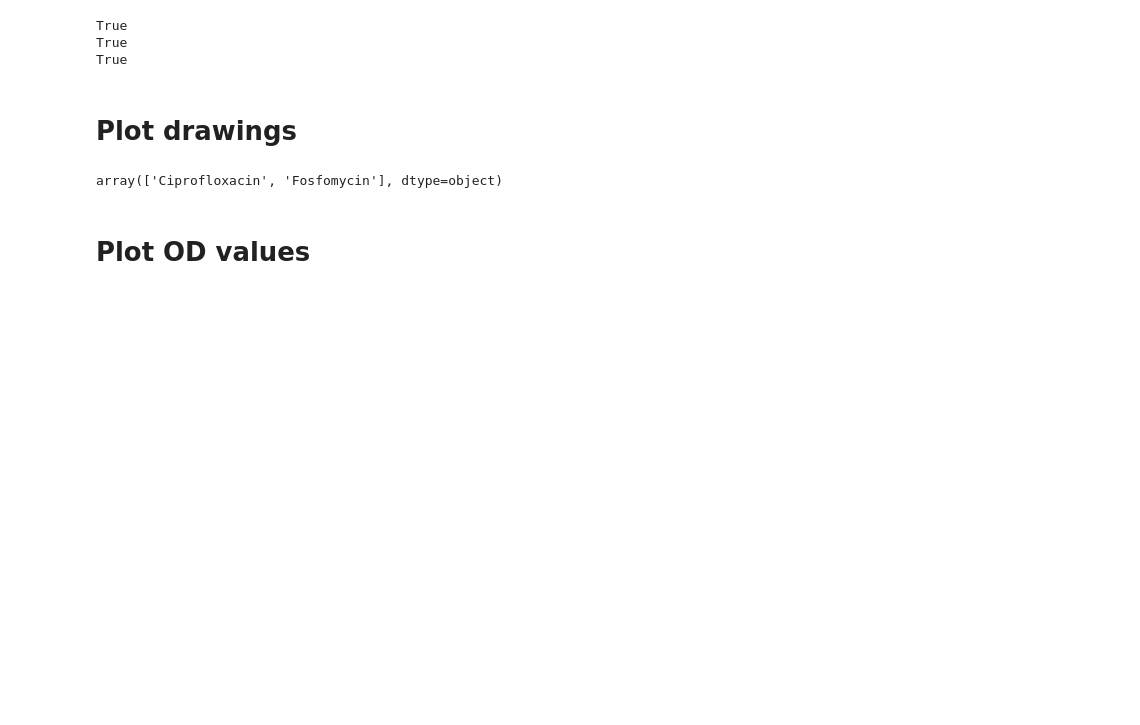
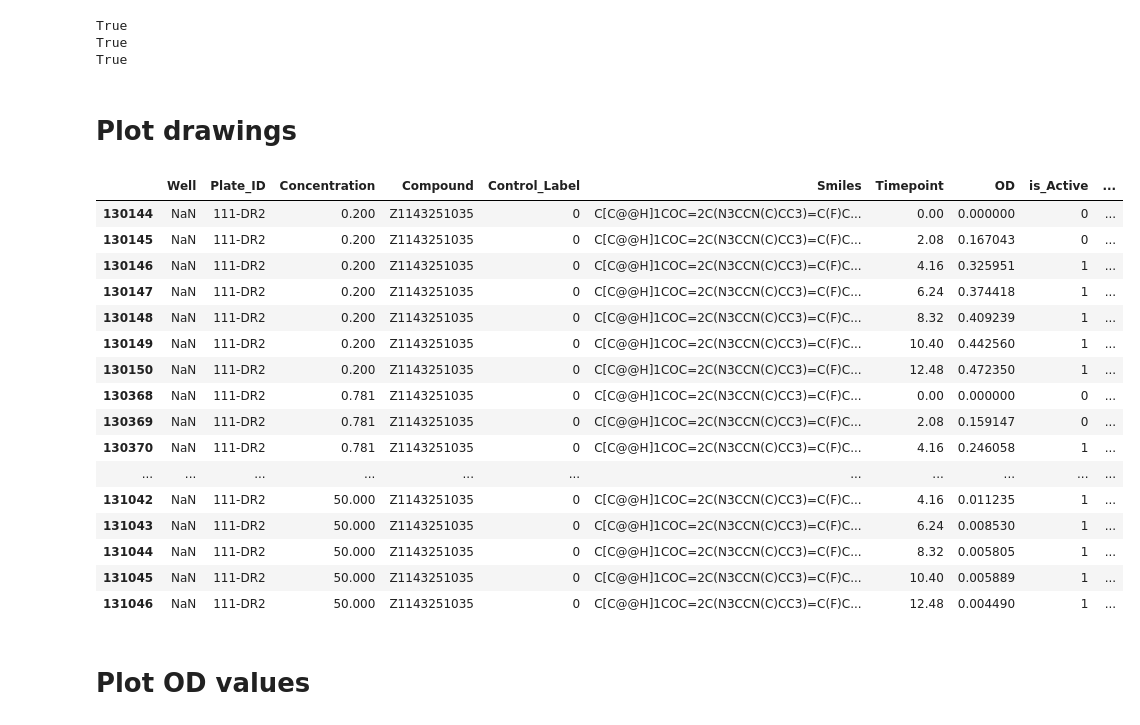
Before and after one commit to ethankreuzer/GrowthNet, a Jupyter notebook: scripts/investigate_smiles.ipynb, the cells around one changed output. Drawn from its saved outputs; the diff is of its cells as text; code cells hidden in the pictures; blank space fills up the shorter version.

```diff
--- a/scripts/investigate_smiles.ipynb
+++ b/scripts/investigate_smiles.ipynb
@@ -351,9 +335,25 @@ draw_collision_groups(
     max_filename_chars=220,
 )
 # %%
-df_well[df_well["Control_Label"] == 1]['Compound'].unique()
+df_well[df_well["Compound"] == "Z1143251035"]
 # %% [output]
-array(['Ciprofloxacin', 'Fosfomycin'], dtype=object)
+|  | Well | Plate_ID | Concentration | Compound | Control_Label | Smiles | Timepoint | OD | is_Active | ... |
+| 130144 | NaN | 111-DR2 | 0.200 | Z1143251035 | 0 | C[C@@H]1COC=2C(N3CCN(C)CC3)=C(F)C... | 0.00 | 0.000000 | 0 | ... |
+| 130145 | NaN | 111-DR2 | 0.200 | Z1143251035 | 0 | C[C@@H]1COC=2C(N3CCN(C)CC3)=C(F)C... | 2.08 | 0.167043 | 0 | ... |
+| 130146 | NaN | 111-DR2 | 0.200 | Z1143251035 | 0 | C[C@@H]1COC=2C(N3CCN(C)CC3)=C(F)C... | 4.16 | 0.325951 | 1 | ... |
+| 130147 | NaN | 111-DR2 | 0.200 | Z1143251035 | 0 | C[C@@H]1COC=2C(N3CCN(C)CC3)=C(F)C... | 6.24 | 0.374418 | 1 | ... |
+| 130148 | NaN | 111-DR2 | 0.200 | Z1143251035 | 0 | C[C@@H]1COC=2C(N3CCN(C)CC3)=C(F)C... | 8.32 | 0.409239 | 1 | ... |
+| 130149 | NaN | 111-DR2 | 0.200 | Z1143251035 | 0 | C[C@@H]1COC=2C(N3CCN(C)CC3)=C(F)C... | 10.40 | 0.442560 | 1 | ... |
+| 130150 | NaN | 111-DR2 | 0.200 | Z1143251035 | 0 | C[C@@H]1COC=2C(N3CCN(C)CC3)=C(F)C... | 12.48 | 0.472350 | 1 | ... |
+| 130368 | NaN | 111-DR2 | 0.781 | Z1143251035 | 0 | C[C@@H]1COC=2C(N3CCN(C)CC3)=C(F)C... | 0.00 | 0.000000 | 0 | ... |
+| 130369 | NaN | 111-DR2 | 0.781 | Z1143251035 | 0 | C[C@@H]1COC=2C(N3CCN(C)CC3)=C(F)C... | 2.08 | 0.159147 | 0 | ... |
+| 130370 | NaN | 111-DR2 | 0.781 | Z1143251035 | 0 | C[C@@H]1COC=2C(N3CCN(C)CC3)=C(F)C... | 4.16 | 0.246058 | 1 | ... |
+| ... | ... | ... | ... | ... | ... | ... | ... | ... | ... | ... |
+| 131042 | NaN | 111-DR2 | 50.000 | Z1143251035 | 0 | C[C@@H]1COC=2C(N3CCN(C)CC3)=C(F)C... | 4.16 | 0.011235 | 1 | ... |
+| 131043 | NaN | 111-DR2 | 50.000 | Z1143251035 | 0 | C[C@@H]1COC=2C(N3CCN(C)CC3)=C(F)C... | 6.24 | 0.008530 | 1 | ... |
+| 131044 | NaN | 111-DR2 | 50.000 | Z1143251035 | 0 | C[C@@H]1COC=2C(N3CCN(C)CC3)=C(F)C... | 8.32 | 0.005805 | 1 | ... |
+| 131045 | NaN | 111-DR2 | 50.000 | Z1143251035 | 0 | C[C@@H]1COC=2C(N3CCN(C)CC3)=C(F)C... | 10.40 | 0.005889 | 1 | ... |
+| 131046 | NaN | 111-DR2 | 50.000 | Z1143251035 | 0 | C[C@@H]1COC=2C(N3CCN(C)CC3)=C(F)C... | 12.48 | 0.004490 | 1 | ... |
 # %% [markdown]
 # Plot OD values
 # %%
```
Also changed, not shown: parts of 3 cells of this notebook.
